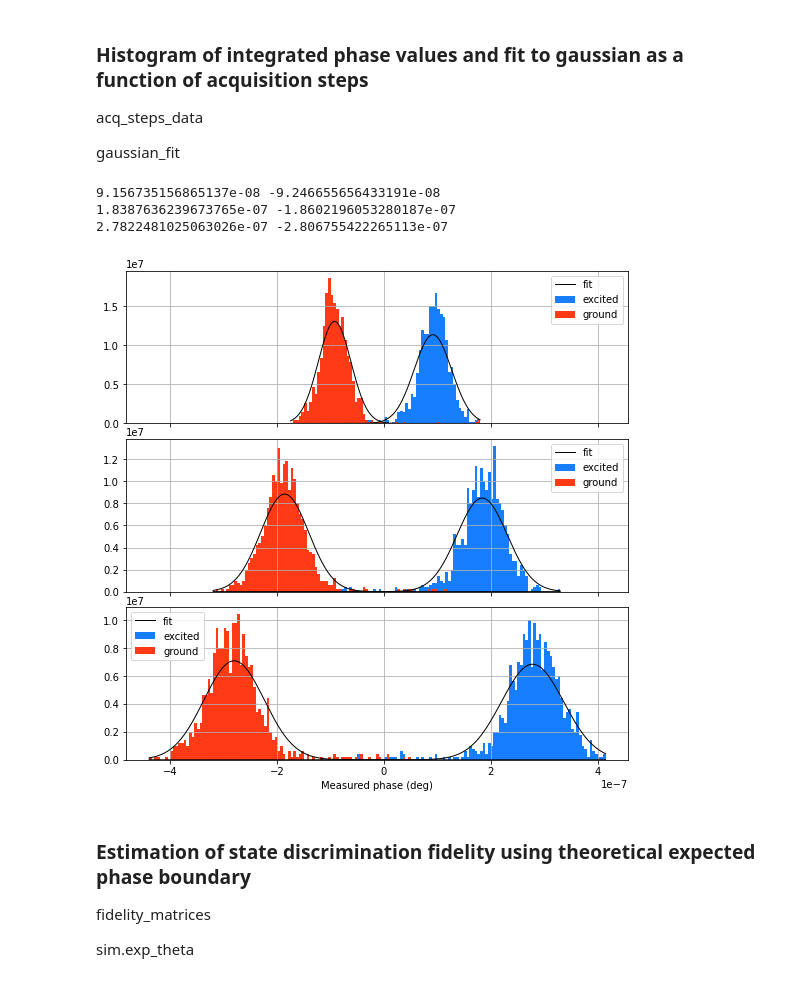
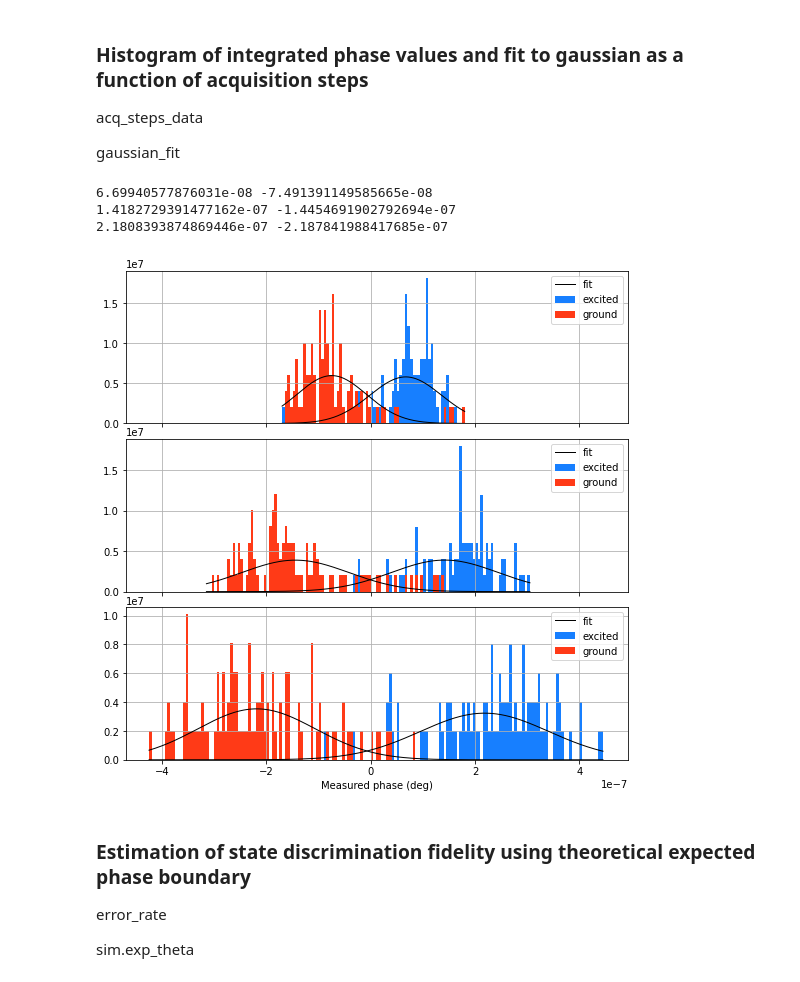
Before and after one commit to fernandovldrs/qcrew-readout, a Jupyter notebook: readout_optimization.ipynb, the cells around one changed output. Cells and saved outputs as stored; diff of their text form; code cells hidden in the pictures.

```diff
--- a/readout_optimization.ipynb
+++ b/readout_optimization.ipynb
@@ -15,13 +15,15 @@ g = 45e6   # Transmon-cavity coupling strength (Hz)
 delta = 380e6   # Transmon-cavity detuning (0z)
 chi = 2*np.pi*g**2/delta
 kappa = chi
+T1e = 1e-6
+T1g = 1
 
 alpha_0 = 0   # Initial cavity state
 t_sim = 47530e-10 # Simulation time > 20/chi
 dt = 1e-10   # Simulation timestep
 
 freq_mm = 0   # Frequency mismatch between input signal and cavity (Hz)
-A = 3   # Input signal amplitude
+A = 1.5   # Input signal amplitude
 
 # Input signal (square pulse)
 def b_in(t):
@@ -51,0 +83,12 @@ int_theta_data, acq_steps_data, gaussian_fit, fidelity_matrices, acq_time = sim.
+# %%
+N = 500
+
+sim = RO.readout_simulation(b_in, freq_mm, chi, kappa, T1e, T1g, alpha_0, t_sim, dt)
+
+# Simulate N readouts for transmon in excited state
+q_state = 1
+int_theta_data_e, acq_steps_data_e, gaussian_fit_e, error_rate_e, acq_time = sim.do_multiple_readouts(q_state, N, t_wait, t_acq, dt_acq)
+
+# Simulate N readouts for transmon in ground state
+q_state = 0
+int_theta_data_g, acq_steps_data_g, gaussian_fit_g, error_rate_g, acq_time = sim.do_multiple_readouts(q_state, N, t_wait, t_acq, dt_acq)
@@ -58,8 +119,8 @@ sim.exp_theta
 f, ax = plt.subplots(figsize=(7,7))
 
 for n in range(N):
-    ax.scatter(acq_time, int_theta_data['e'][n], label = 'excited', c = '#177FFF', s = 0.02)
-    ax.scatter(acq_time, int_theta_data['g'][n], label = 'ground', c = '#FF3A17', s = 0.02)
+    ax.scatter(acq_time + [dt_acq*len(acq_time)], int_theta_data_e[n], label = 'excited', c = '#177FFF', s = 0.02)
+    ax.scatter(acq_time + [dt_acq*len(acq_time)], int_theta_data_g[n], label = 'ground', c = '#FF3A17', s = 0.02)
 
 # Plot theoretical expected values of integrated theta
 plt.plot(acq_time, [sim.exp_theta['e']*dt_acq*i for i in range(len(acq_time))])
@@ -76,38 +137,38 @@ gaussian_fit
 # %%
 f, axes = plt.subplots(3, 1, sharex=True, figsize=(9,9))
 f.subplots_adjust(hspace=0.1)
 
 for n in range(3):
     # Fit data to normal distribution
-    mu_e, std_e = gaussian_fit['e'][n+1]
-    mu_g, std_g = gaussian_fit['g'][n+1]
+    mu_e, std_e = gaussian_fit_e[n]
+    mu_g, std_g = gaussian_fit_g[n]
     print(mu_e, mu_g)
     binwidth = 5e-9
-    lim_min = np.ceil(np.array(acq_steps_data['e'][n+1] + acq_steps_data['g'][n+1]).min() / binwidth) * binwidth
-    lim_max = np.ceil(np.array(acq_steps_data['e'][n+1] + acq_steps_data['g'][n+1]).max() / binwidth) * binwidth
+    lim_min = np.ceil(np.array(acq_steps_data_e[n+1] + acq_steps_data_g[n+1]).min() / binwidth) * binwidth
+    lim_max = np.ceil(np.array(acq_steps_data_e[n+1] + acq_steps_data_g[n+1]).max() / binwidth) * binwidth
     bins = np.arange(lim_min, lim_max + binwidth, binwidth)
 
-    axes[n].hist(acq_steps_data['e'][n+1], density=True, color = '#177FFF', bins=bins, label = 'excited')
-    axes[n].hist(acq_steps_data['g'][n+1], density=True, color = '#FF3A17', bins=bins, label = 'ground')
+    axes[n].hist(acq_steps_data_e[n+1], density=True, color = '#177FFF', bins=bins, label = 'excited')
+    axes[n].hist(acq_steps_data_g[n+1], density=True, color = '#FF3A17', bins=bins, label = 'ground')
 
     x = np.linspace(lim_min, lim_max, 500)
     p_e = norm.pdf(x, mu_e, std_e)
     axes[n].plot(x, p_e, 'k', linewidth=1., label = 'fit')
     p_g = norm.pdf(x, mu_g, std_g)
     axes[n].plot(x, p_g, 'k', linewidth=1.)
     axes[n].grid()
     axes[n].legend()
 
 axes[n].set_xlabel('Measured phase (deg)')
 plt.show()
 # %% [output]
-9.156735156865137e-08 -9.246655656433191e-08
-1.8387636239673765e-07 -1.8602196053280187e-07
-2.7822481025063026e-07 -2.806755422265113e-07
+6.69940577876031e-08 -7.491391149585665e-08
+1.4182729391477162e-07 -1.4454691902792694e-07
+2.1808393874869446e-07 -2.187841988417685e-07
-[figure, old version]
+[figure, new version]
 # %% [markdown]
 ### Estimation of state discrimination fidelity using theoretical expected phase boundary
-fidelity_matrices
+error_rate
 
 sim.exp_theta
 # %%
```
Also changed, not shown: parts of 5 cells of this notebook, 2 other files.
